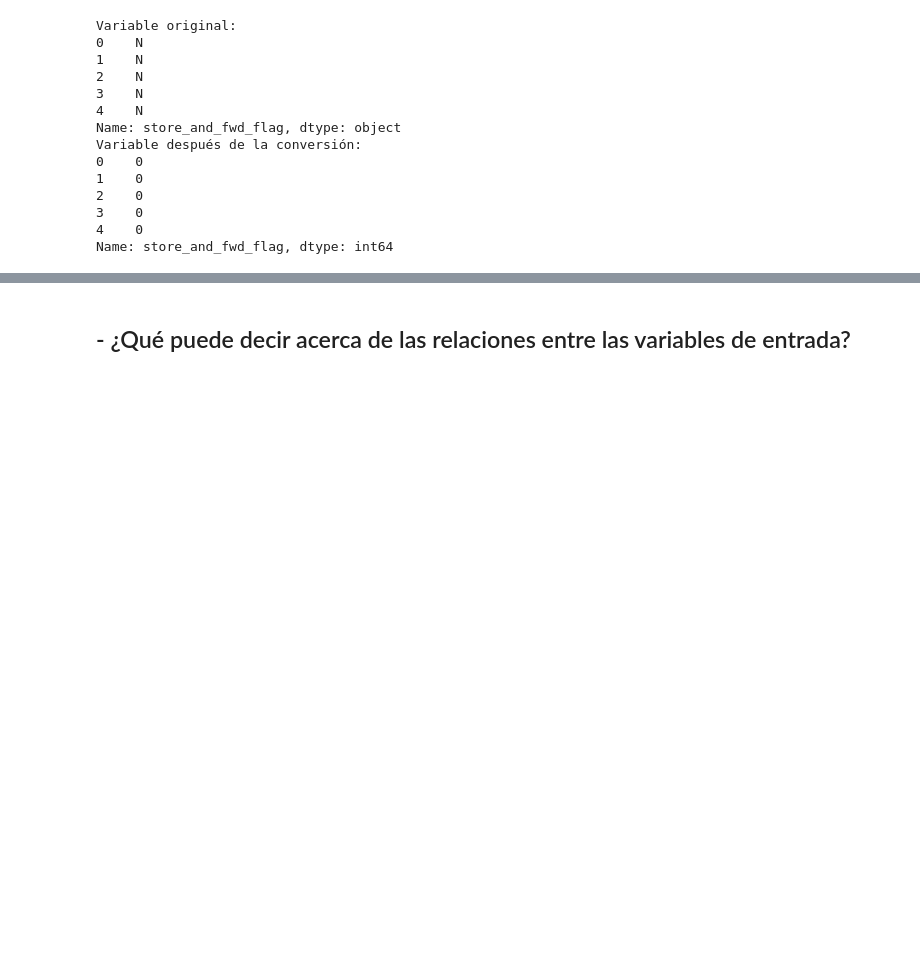
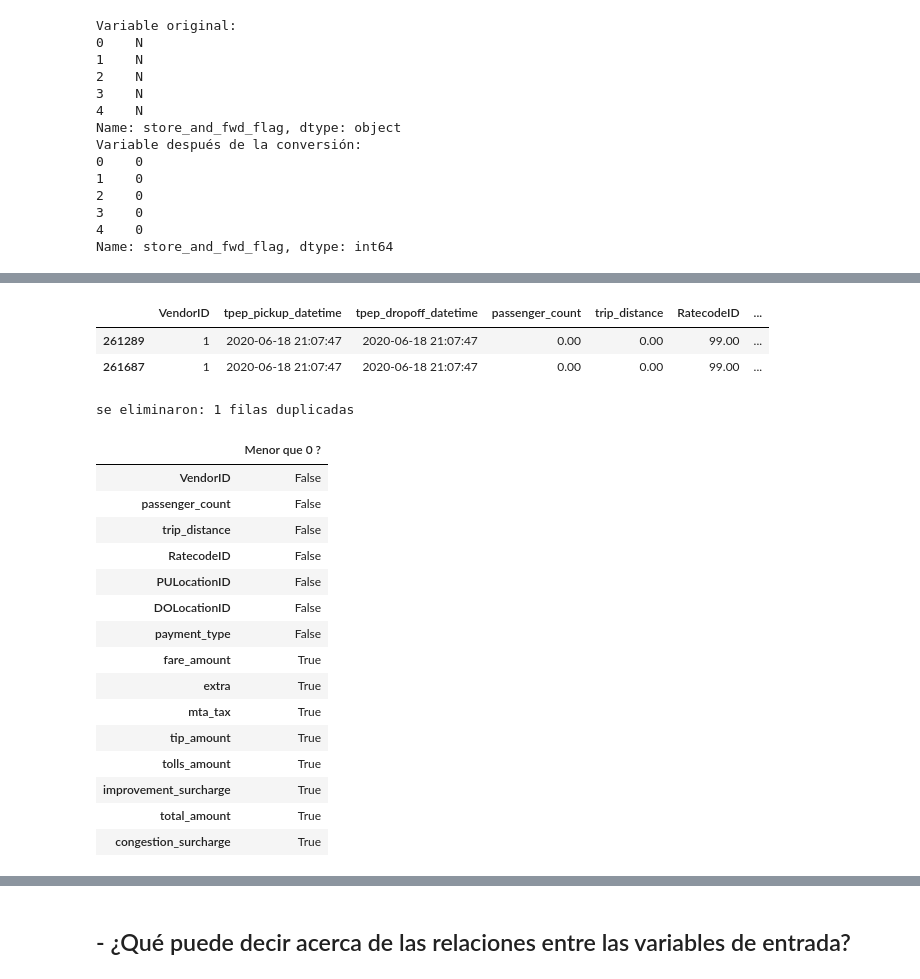
Before and after one commit to christophcharaf/AdD_tpfinal, a Jupyter notebook: tpfinal.ipynb, the cells around one changed output, grey strips where cells are left out. Saved outputs shown, nothing was run; the diff lists cells and outputs as text; code cells hidden in the pictures; blank space fills up the shorter version.

```diff
--- a/tpfinal.ipynb
+++ b/tpfinal.ipynb
@@ -306,0 +330,37 @@ Name: store_and_fwd_flag, dtype: int64
+# %%
+#Para ver filas duplicadas
+df[df.duplicated(keep=False)]
+# %% [output]
+|  | VendorID | tpep_pickup_datetime | tpep_dropoff_datetime | passenger_count | trip_distance | RatecodeID | ... |
+| 261289 | 1 | 2020-06-18 21:07:47 | 2020-06-18 21:07:47 | 0.00 | 0.00 | 99.00 | ... |
+| 261687 | 1 | 2020-06-18 21:07:47 | 2020-06-18 21:07:47 | 0.00 | 0.00 | 99.00 | ... |
+# %%
+size_antes = len(df)
+df = df.drop_duplicates()
+size_despues = len(df)
+print(f'se eliminaron: {size_antes-size_despues} filas duplicadas')
+# %% [output]
+se eliminaron: 1 filas duplicadas
+# %%
+# se resetea
+df.reset_index(drop=True, inplace=True)
+# %%
+columnas_con_numeros = ['VendorID', 'passenger_count' ,'trip_distance','RatecodeID','PULocationID','DOLocationID','payment_type','fare_amount','extra','mta_tax','tip_amount','tolls_amount','improvement_surcharge',     'total_amount','congestion_surcharge']
+(df[columnas_con_numeros] < 0).any().to_frame('Menor que 0 ?')
+# %% [output]
+|  | Menor que 0 ? |
+| VendorID | False |
+| passenger_count | False |
+| trip_distance | False |
+| RatecodeID | False |
+| PULocationID | False |
+| DOLocationID | False |
+| payment_type | False |
+| fare_amount | True |
+| extra | True |
+| mta_tax | True |
+| tip_amount | True |
+| tolls_amount | True |
+| improvement_surcharge | True |
+| total_amount | True |
+| congestion_surcharge | True |
```
Also changed, not shown: parts of 25 cells of this notebook.
